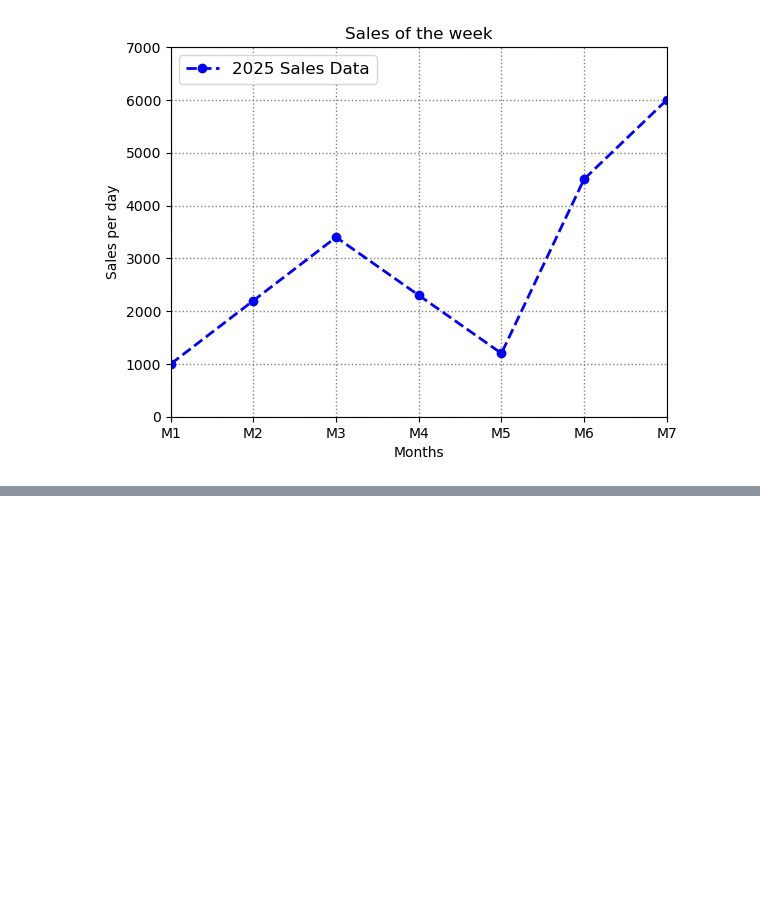
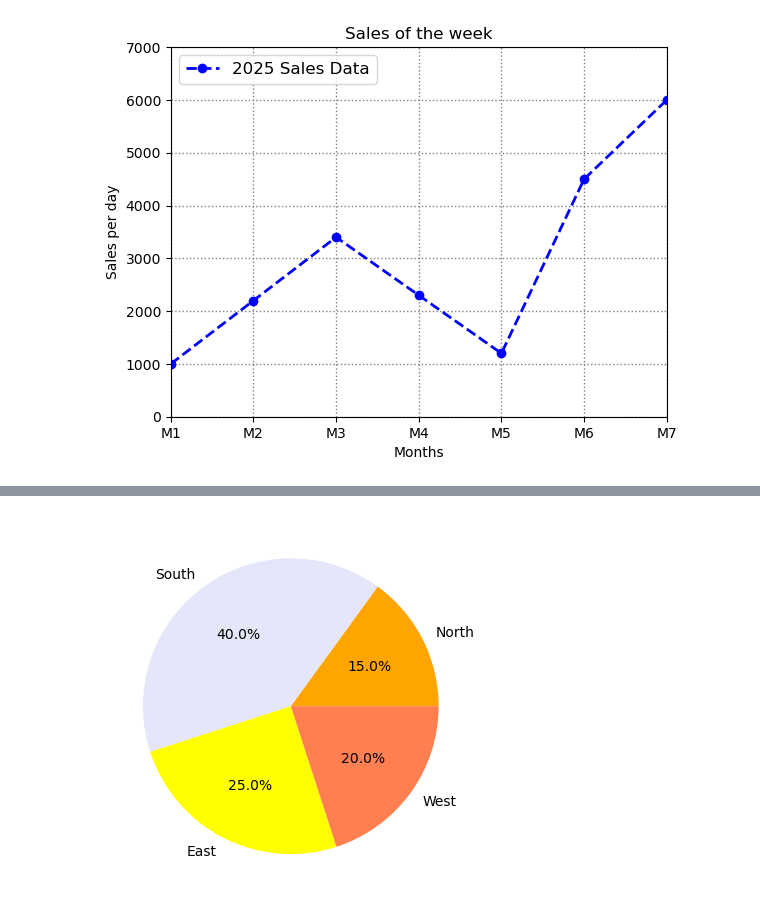
Before and after one commit to shravan6778/python_data_stack, a Jupyter notebook: MatPoltLib/Matplotlib.ipynb, the cells around one changed output, grey strips where cells are left out. Cells and saved outputs as stored; diff of their text form; code cells hidden in the pictures; blank space fills up the shorter version.

```diff
--- a/MatPoltLib/Matplotlib.ipynb
+++ b/MatPoltLib/Matplotlib.ipynb
@@ -46,0 +67,8 @@ plt.show()
+# %%
+import matplotlib.pyplot as plt
+x=['North','South','East','West']
+y=[15,40,25,20]
+plt.pie(y,labels=x,autopct='%1.1f%%',colors=['orange','lavender','yellow','coral'])
+plt.show()
+# %% [output]
+[figure, added]
```
Also changed, not shown: parts of 3 cells of this notebook.
